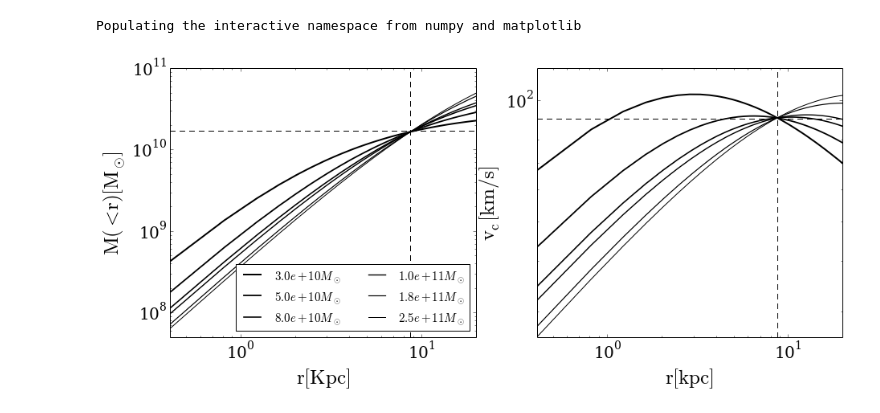
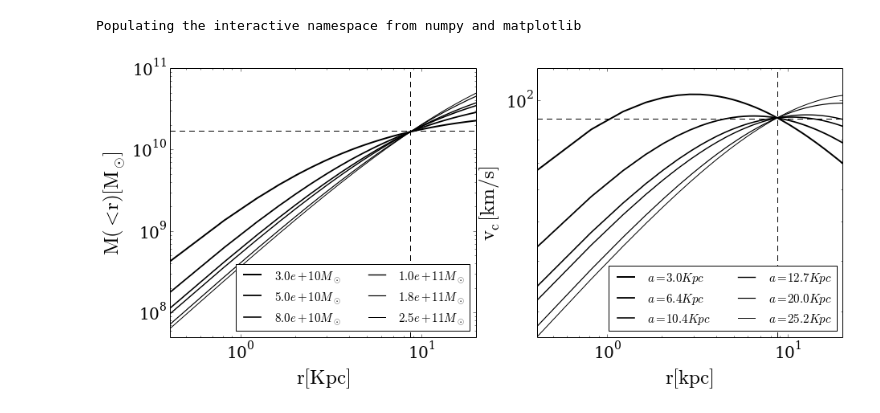
Before and after one commit to jngaravitoc/LMC-MW, a Jupyter notebook: code/LMC_model.ipynb, the cells around one changed output. Drawn from its saved outputs; the diff is of its cells as text; code cells hidden in the pictures.

Commit message:
plot with scale length

```diff
--- a/code/LMC_model.ipynb
+++ b/code/LMC_model.ipynb
@@ -20,27 +20,28 @@ for i in range(len(Mass)):
 # %%
 figsize(15,6)
 r = np.linspace(0, 20)
 for i in range(len(a)):
     M_r = profiles.mass_hernquist(a[i], r, Mass[i])
     v_r = profiles.vc_hernquist(a[i], r, 0, 0, Mass[i])
     subplot(1,2,1)
     loglog(r, M_r, c='k', lw=2-i/5.0, label='${:.1e} M_\odot$'.format(Mass[i]))
     axvline(8.7, ls='--', c='k')
     axhline(1.7E10, ls='--', c='k')
     xlim(0, 20)
     ylim(5E7, 1E11)
     xlabel('$\mathrm{r[Kpc]}$', fontsize=25)
     ylabel('$\mathrm{M(<r)[M_{\odot}]}$', fontsize=25)
     legend(ncol=2, fontsize=15, loc='lower right')
 
     subplot(1,2,2)
-    loglog(r, v_r, c='k', lw=2-i/5.0)
+    loglog(r, v_r, c='k', lw=2-i/5.0, label='$a = {:.1f}Kpc$'.format(a[i]))
     axvline(8.7, ls='--', c='k')
     axhline(90, ls='--', c='k')
     xlim(0, 20)
     ylim(0, 120)
+    legend(ncol=2, fontsize=15, loc='lower right')
     xlabel('$\mathrm{r[kpc]}$', fontsize=25)
     ylabel('$\mathrm{v_c[km/s]}$', fontsize=25)
 savefig('LMC_models.png', dpi=100, bbox_inches='tight')
 # %% [output]
-[figure, old version]
+[figure, new version]
```
